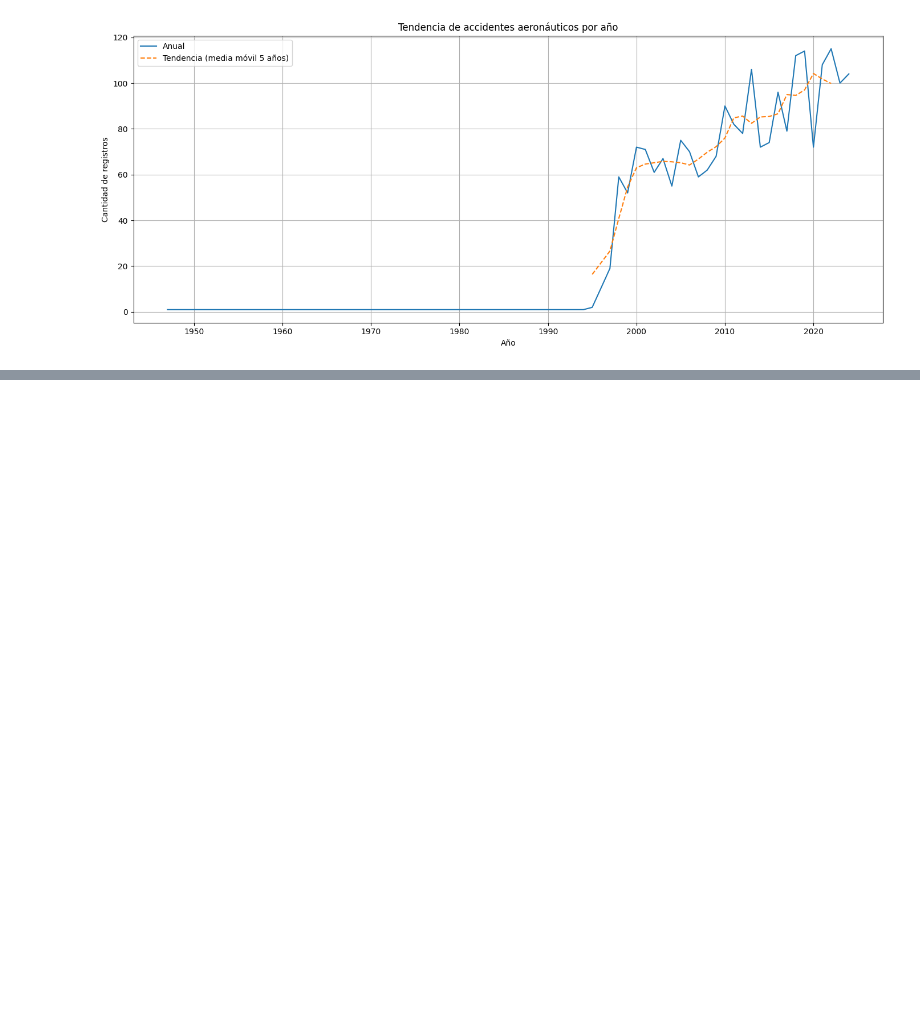
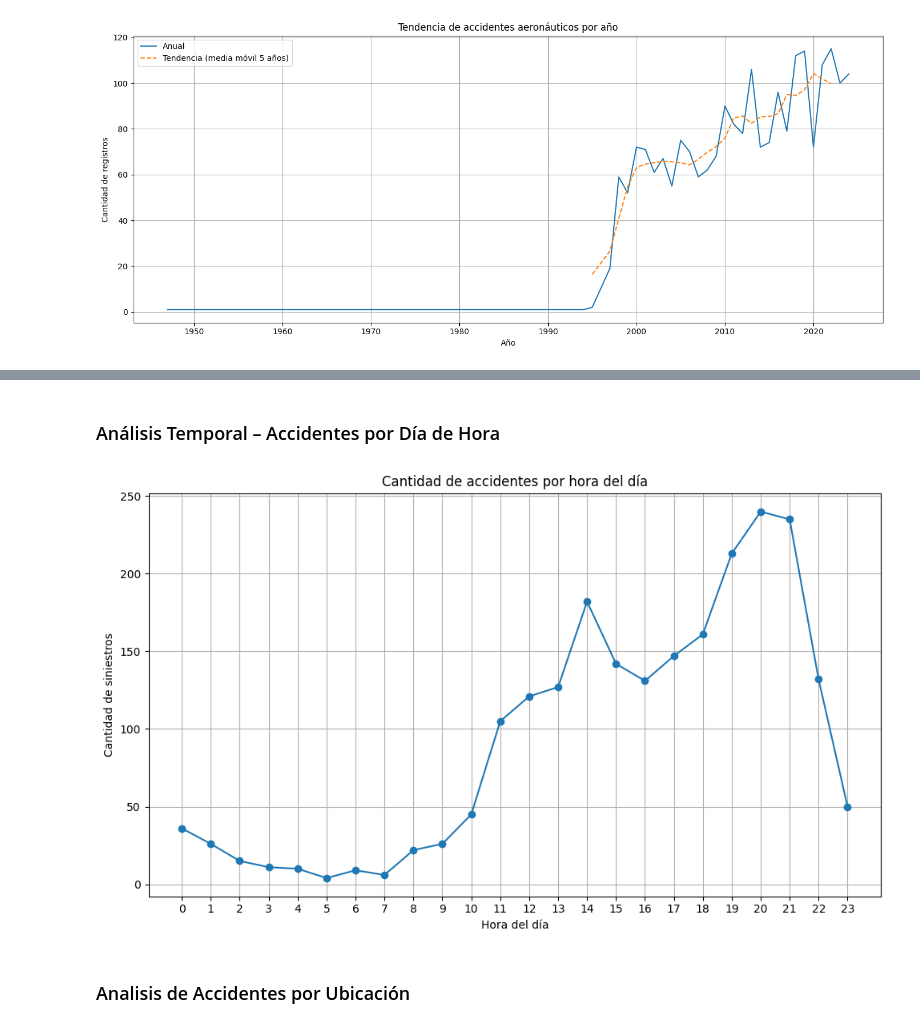
Before and after one commit to MAXIFERNANDEZZ/Accidentes-Aeron-uticos-Argentina, a Jupyter notebook: Data/EDA expedientes aeronauticos.ipynb, the cells around one changed output, grey strips where cells are left out. Cells and saved outputs as stored; diff of their text form; code cells hidden in the pictures; blank space fills up the shorter version.

```diff
--- a/Data/EDA expedientes aeronauticos.ipynb
+++ b/Data/EDA expedientes aeronauticos.ipynb
@@ -107,0 +132,27 @@ plt.show()
+# %% [markdown]
+### Análisis Temporal – Accidentes por Día de Hora
+# %%
+# Paso 1 y 2: Convertir 'Hora' a datetime y extraer la hora directamente (sin agregar columnas)
+horas = pd.to_datetime(expedientes['Hora'], errors='coerce').dt.hour
+
+# Paso 3: Contar siniestros por hora, asegurando las 24 horas
+horas_completas = pd.DataFrame({'Hora_num': range(24)})
+conteo = horas.value_counts().reset_index()
+conteo.columns = ['Hora_num', 'Cantidad']
+horas_conteo = horas_completas.merge(conteo, on='Hora_num', how='left').fillna(0)
+horas_conteo['Cantidad'] = horas_conteo['Cantidad'].astype(int)
+
+# Paso 4: Gráfico de líneas
+plt.figure(figsize=(10, 6))
+plt.plot(horas_conteo['Hora_num'], horas_conteo['Cantidad'], marker='o')
+plt.title('Cantidad de accidentes por hora del día')
+plt.xlabel('Hora del día')
+plt.ylabel('Cantidad de siniestros')
+plt.xticks(range(24))
+plt.grid(True)
+plt.tight_layout()
+plt.show()
+# %% [output]
+[figure, added]
+# %% [markdown]
+### Analisis de Accidentes por Ubicación
```
Also changed, not shown: parts of 44 cells of this notebook, 1 other file.
